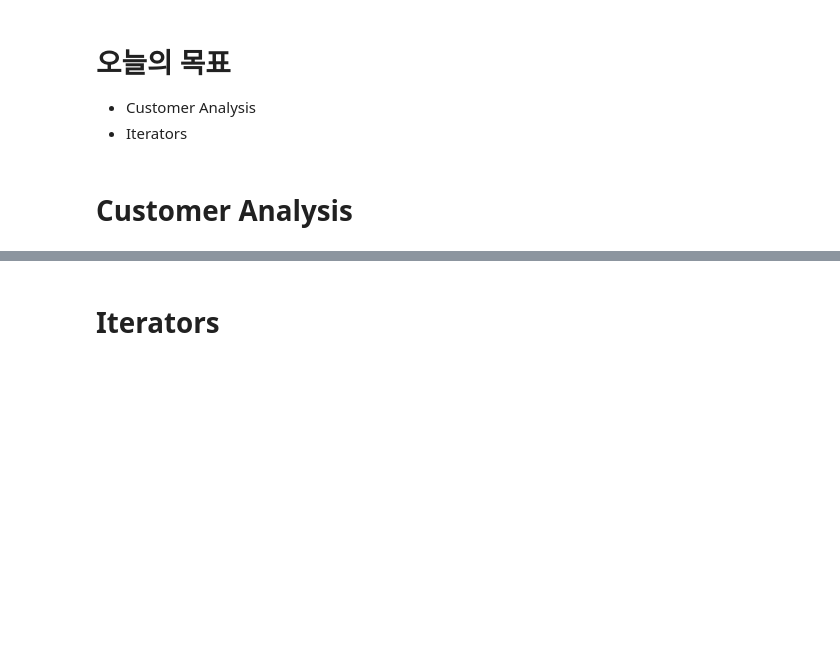
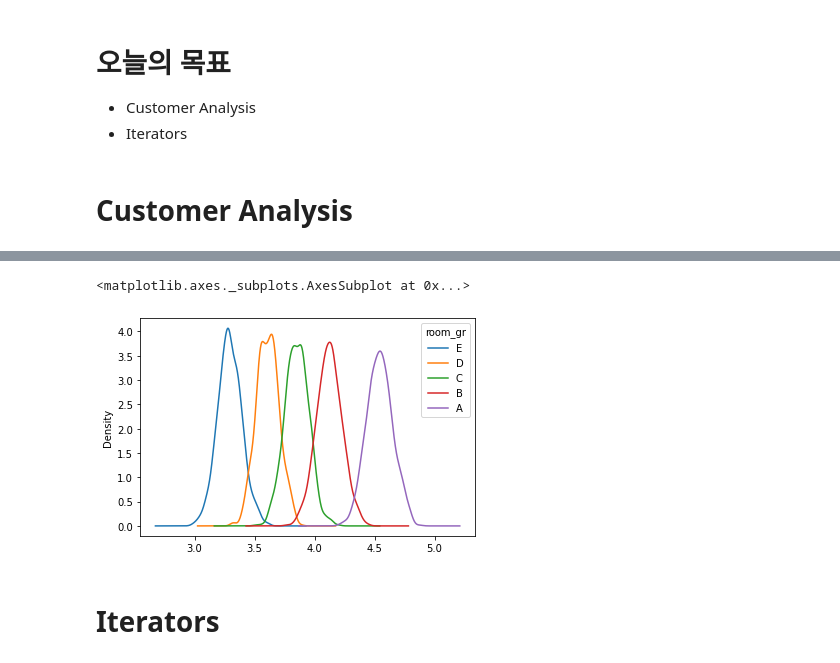
Before and after one commit to aworklab/everydayPython, a Jupyter notebook: ex_20221229.ipynb, the cells around one changed output, grey strips where cells are left out. Saved outputs shown, nothing was run; the diff lists cells and outputs as text; code cells hidden in the pictures; blank space fills up the shorter version.

```diff
--- a/ex_20221229.ipynb
+++ b/ex_20221229.ipynb
@@ -144,0 +34,4 @@ cnt_day
+# %%
+df_tr = pd.read_csv('./sample_data/california_housing_train.csv')
+df_te = pd.read_csv('./sample_data/california_housing_test.csv')
+df_tr.head()
@@ -144,0 +104,3 @@ cnt_day
+# %%
+ df_tr['room_gr']= pd.qcut(df_tr['total_rooms'], 5, list('EDCBA'))
+ df_tr.head()
@@ -144,0 +114,6 @@ cnt_day
+# %%
+n = 1000
+boots = pd.DataFrame(
+    [df_tr.sample(frac = .1, replace = True).groupby(['room_gr'])['median_income'].mean() for a in range(n)]
+)
+boots.head()
@@ -145,3 +127,8 @@ cnt_day
+# %%
+boots.plot.kde()
+# %% [output]
+<matplotlib.axes._subplots.AxesSubplot at 0x...>
+[figure, added]
 # %% [markdown]
 # Iterators
 # %%
```
Also changed, not shown: parts of 18 cells of this notebook.
